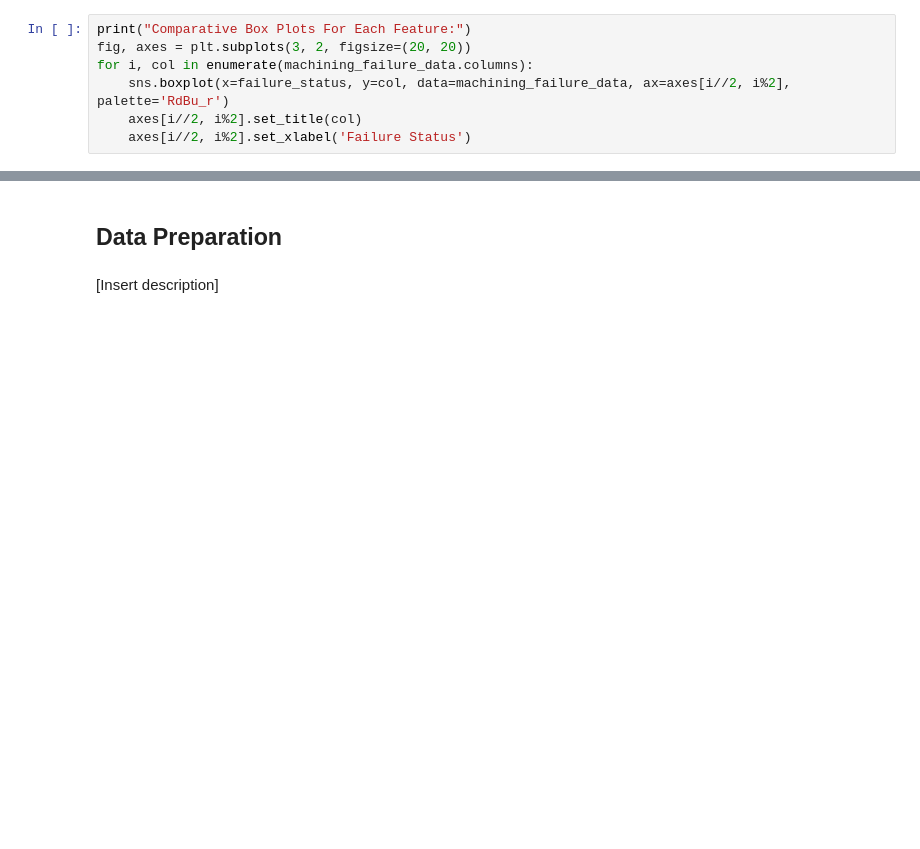
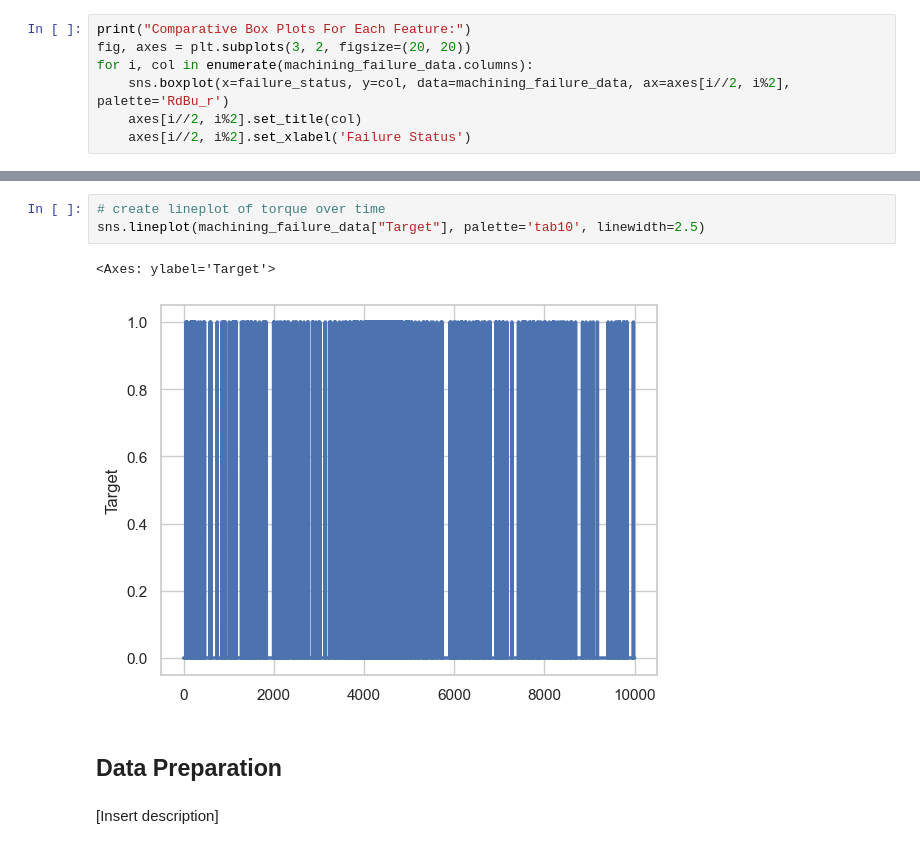
Before and after one commit to elan-wilkinson/Predicting-Manufacturing-Failure-Type, a Jupyter notebook: main.ipynb, the cells around one changed output, grey strips where cells are left out. Cells and saved outputs as stored; diff of their text form; blank space fills up the shorter version.

```diff
--- a/main.ipynb
+++ b/main.ipynb
@@ -141,3 +165,9 @@ for i, col in enumerate(machining_failure_data.columns):
+# %%
+# create lineplot of torque over time
+sns.lineplot(machining_failure_data["Target"], palette='tab10', linewidth=2.5)
+# %% [output]
+<Axes: ylabel='Target'>
+[figure, added]
 # %% [markdown]
 ## Data Preparation
 # %% [markdown]
```
Also changed, not shown: parts of 8 cells of this notebook.
